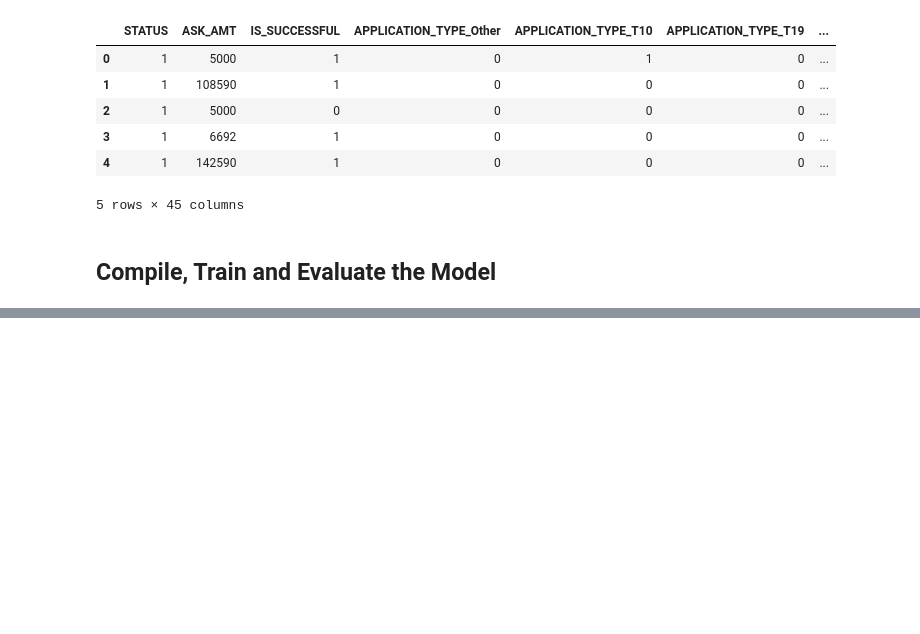
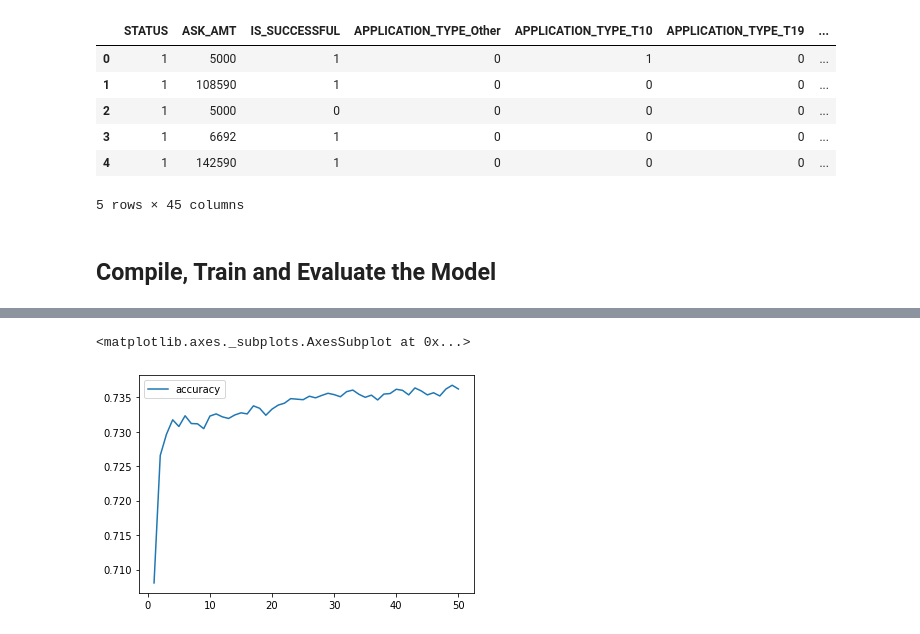
Before and after one commit to Jmatsuda1721/deep-learning-challenge, a Jupyter notebook: Starter_Code.ipynb, the cells around one changed output, grey strips where cells are left out. Drawn from its saved outputs; the diff is of its cells as text; code cells hidden in the pictures; blank space fills up the shorter version.

```diff
--- a/Starter_Code.ipynb
+++ b/Starter_Code.ipynb
@@ -125,7 +125,7 @@ Name: CLASSIFICATION, dtype: int64
 # %%
 # Choose a cutoff value and create a list of classifications to be replaced
 # use the variable name `classifications_to_replace`
-classifications_to_replace = list(classification_counts[classification_counts<500].index)
+classifications_to_replace = list(classification_counts[classification_counts<300].index)
 
 # Replace in dataframe
 for cls in classifications_to_replace:
@@ -175,25 +175,18 @@ X_test_scaled = X_scaler.transform(X_test)
 ## Compile, Train and Evaluate the Model
 # %%
 # Define the model - deep neural net, i.e., the number of input features and hidden nodes for each layer.
-input_features = X_train_scaled.shape[1]
+number_input_features = len(X_train_scaled[0])
 
-# X shape/ input feature/columns is 43 * 2/3 is 86-129 so chose 80 for the first hidden node
-hidden_node1 = 80
-hidden_node2 = 30
-# Add a third hidden layer
-hidden_node3 = 20
-
+hidden_nodes_layer1 = 9
+hidden_nodes_layer2 = 18
 
 nn_model_1 = tf.keras.models.Sequential()
 
 # First hidden layer
-nn_model_1.add(tf.keras.layers.Dense(units=hidden_node1, activation='relu', input_dim=input_features))
+nn_model_1.add(tf.keras.layers.Dense(units=hidden_nodes_layer1, activation='relu', input_dim=number_input_features))
 
 # Second hidden layer
-nn_model_1.add(tf.keras.layers.Dense(units=hidden_node2, activation='relu'))
-
-# Third hidden layer
-nn_model_1.add(tf.keras.layers.Dense(units=hidden_node3, activation='relu'))
+nn_model_1.add(tf.keras.layers.Dense(units=hidden_nodes_layer2, activation='relu'))
 
 
 # Output layer (output is 1 and sigmoid because it's binary classifier)
@@ -253,3 +244,10 @@ Loss: 0.5517100095748901, Accuracy: 0.7262973785400391
+# %%
+# plotting the accuracy
+history_df = pd.DataFrame(fit_model.history, index = range(1, len(fit_model.history['loss'])+1))
+history_df.plot(y = 'accuracy')
+# %% [output]
+<matplotlib.axes._subplots.AxesSubplot at 0x...>
+[figure, added]
 # %%
 # Export our model to HDF5 file
 nn_model_1.save('../h5_files/AlphabetSoupCharity_model_1.h5')
```
Also changed, not shown: parts of 3 cells of this notebook.
